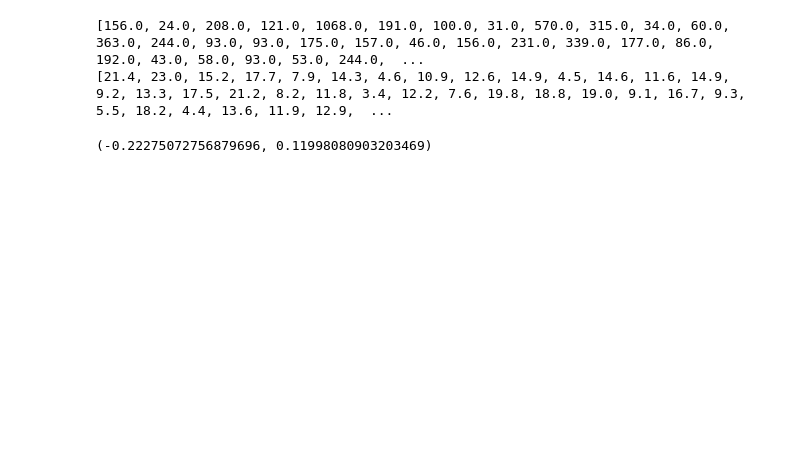
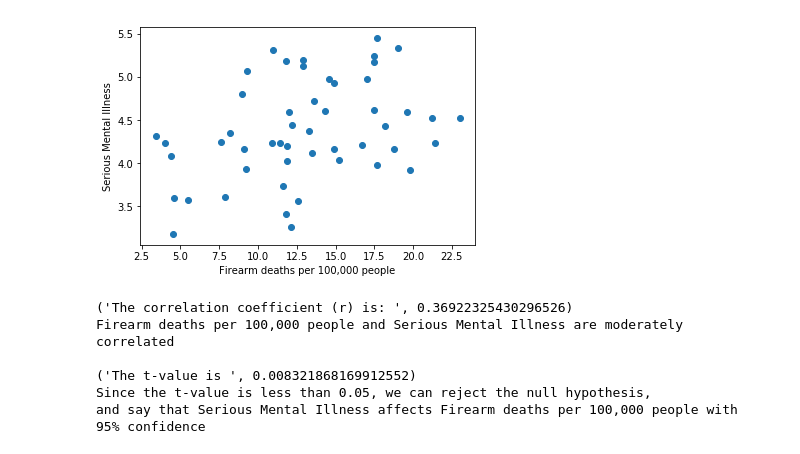
Before and after one commit to KennySitu/Team_Two_But_-1_In_Standings, a Jupyter notebook: Correlation/Correlations.ipynb, the cells around one changed output. Drawn from its saved outputs; the diff is of its cells as text; code cells hidden in the pictures; blank space fills up the shorter version.

```diff
--- a/Correlation/Correlations.ipynb
+++ b/Correlation/Correlations.ipynb
@@ -58,3 +38,19 @@ def mental_data_fetch():
+# %%
+def mental_data_fetch(file_path):
+    """
+    Uses pandas to fetch the mental health data at a specific file_path (we have 2 mental health data file, one with totals,
+    one with %'s by state')
+    :param filepath, str, path where the mental health data.csv we want is stored.
+    return: pandas table
+    """
+
+    import pandas as pd
+
+    mental_df = pd.read_csv(file_path)
+    # mental_df.insert(loc=0, column='code', value=[us_state_abbrev[i] for i in mental_df['State']])
+    # we don't need this line since the csv already has the codes
+
+    return mental_df
 # %%
 gunshot_data_fetch()
 # %% [output]
@@ -226,7 +322,14 @@ def correlation(gun_df, mental_df, gun_item, mental_item):
 # %%
 
-correlation(gunshot_data_fetch(), mental_to_float(), 'Firearm deaths per 100,000 people', 'Serious Mental Illness')
+correlation(gunshot_data_fetch(), mental_data_fetch('../data/mental_health_percentage.csv'),
+            'Firearm deaths per 100,000 people', 'Serious Mental Illness')
+
+# This scatter plot compares Firearm deaths per 100,000 in each state with % of people with a Serious Mental Illness in each state
 # %% [output]
+[figure, added]
-[156.0, 24.0, 208.0, 121.0, 1068.0, 191.0, 100.0, 31.0, 570.0, 315.0, 34.0, 60.0, 363.0, 244.0, 93.0, 93.0, 175.0, 157.0, 46.0, 156.0, 231.0, 339.0, 177.0, 86.0, 192.0, 43.0, 58.0, 93.0, 53.0, 244.0,  ...
-[21.4, 23.0, 15.2, 17.7, 7.9, 14.3, 4.6, 10.9, 12.6, 14.9, 4.5, 14.6, 11.6, 14.9, 9.2, 13.3, 17.5, 21.2, 8.2, 11.8, 3.4, 12.2, 7.6, 19.8, 18.8, 19.0, 9.1, 16.7, 9.3, 5.5, 18.2, 4.4, 13.6, 11.9, 12.9,  ...
+('The correlation coefficient (r) is: ', 0.36922325430296526)
+Firearm deaths per 100,000 people and Serious Mental Illness are moderately correlated
+
+('The t-value is ', 0.008321868169912552)
+Since the t-value is less than 0.05, we can reject the null hypothesis,
+and say that Serious Mental Illness affects Firearm deaths per 100,000 people with 95% confidence
-(-0.22275072756879696, 0.11998080903203469)
```
Also changed, not shown: parts of 24 cells of this notebook.
